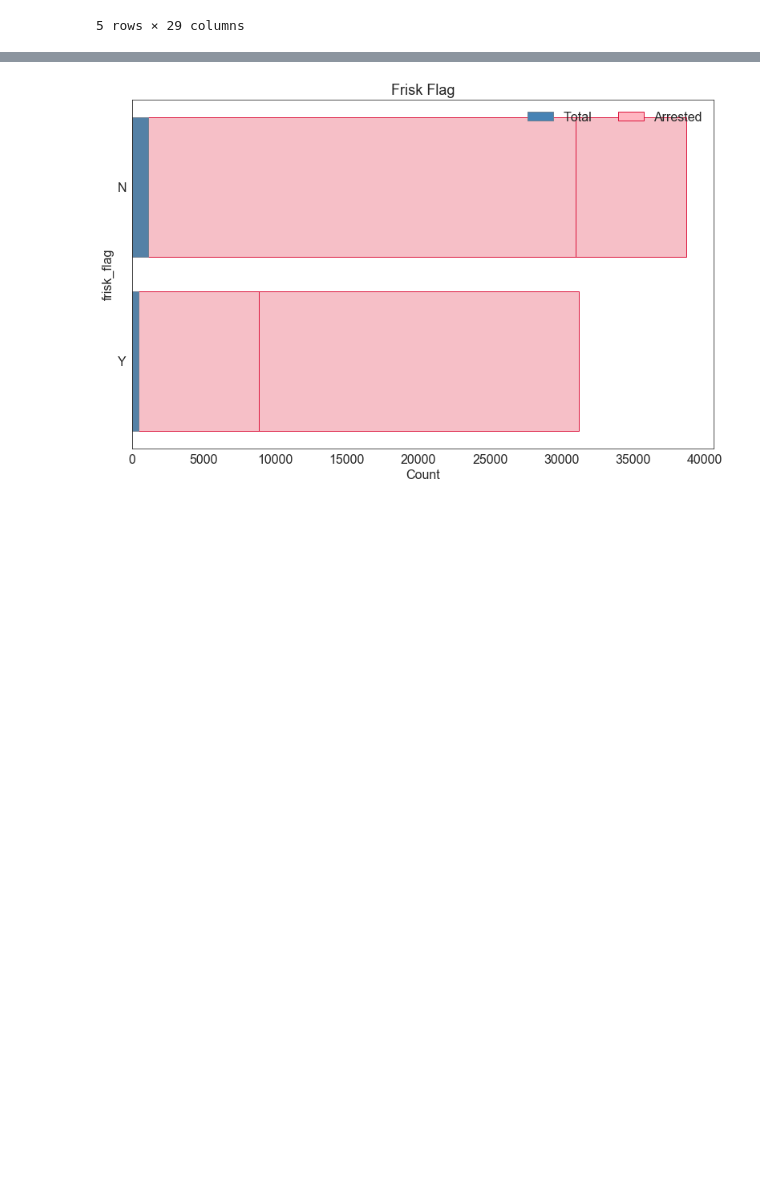
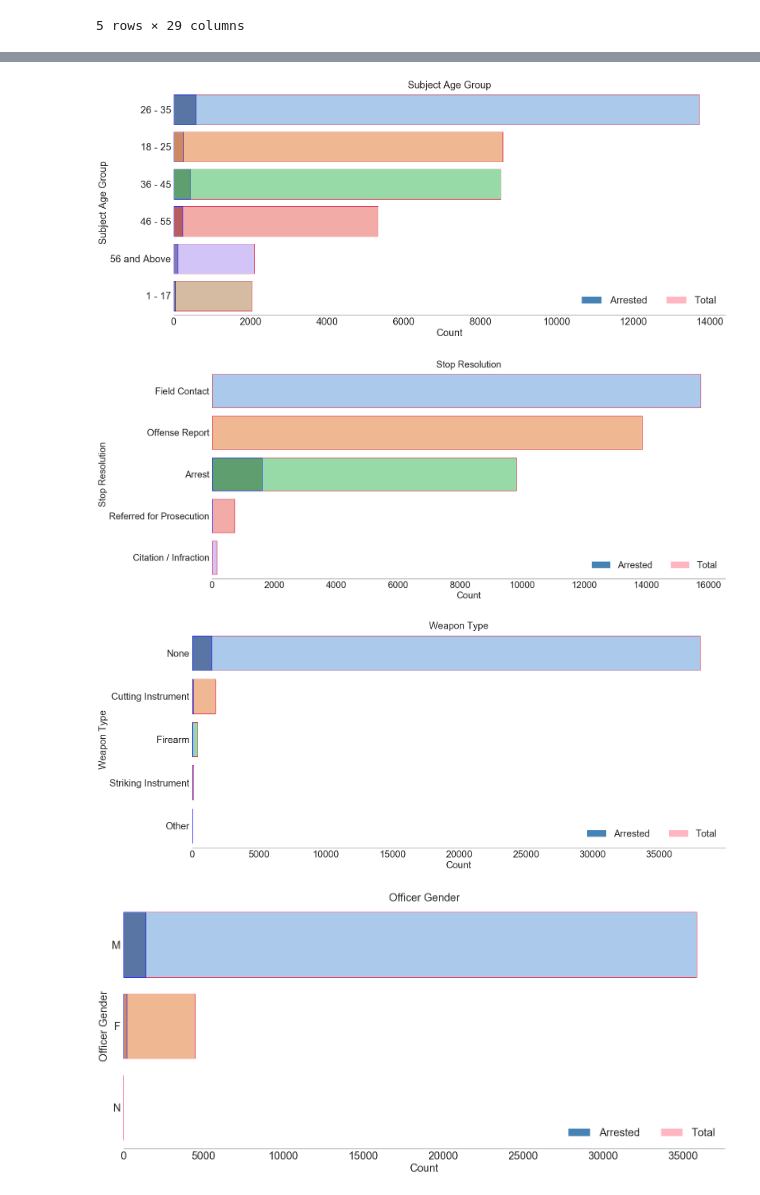
Before and after one commit to shirlwilliams/mod3-project, a Jupyter notebook: 4-Comparisons.ipynb, the cells around one changed output, grey strips where cells are left out. Saved outputs shown, nothing was run; the diff lists cells and outputs as text; code cells hidden in the pictures; blank space fills up the shorter version.

```diff
--- a/4-Comparisons.ipynb
+++ b/4-Comparisons.ipynb
@@ -33,5 +33,5 @@ data.head()
 | 4 | 0 | 1 | 0 | 0 | 1 | 0 | ... |
 5 rows × 29 columns
 # %%
-df['arrest_01'] = df.arrest_flag.replace('N', 0).replace('Y', 1)
+#df['arrest'] = df.arrest_flag.replace('N', 0).replace('Y', 1)
 # %%
@@ -105,0 +106,17 @@ arrested
+# %%
+for col in df.drop(columns=['go_/_sc_num', 'terry_stop_id', 'officer_id', 'subject_id', 'reported_date',
+                            'officer_squad', 'officer_yob', 'precinct', 'sector', 'beat', 'final_call_type',
+                            'initial_call_type', 'reported_time', 'arrest_flag']).columns:
+    ax = sns.countplot(y=col, data=df, edgecolor=sns.color_palette("dark", 3), palette='pastel',
+                  order = df[col].value_counts().index);
+    total = len(df[col])
+    for p in ax.patches:
+            percentage = '{:.1f}%'.format(100 * p.get_width()/total)
+            x = p.get_x() + p.get_width() + 0.02
+            y = p.get_y() + p.get_height()/2
+            ax.annotate(percentage, (x, y))
+    title = col.replace('_', ' ').title()
+    plt.title(title)
+    plt.ylabel(title, fontsize=12)
+    plt.xlabel('Count',fontsize=12)
+    plt.show()
@@ -139,31 +195,36 @@ KeyError: 'arrest_01'
 # %%
-#Set general plot properties
-sns.set_style("white")
-sns.set_context({"figure.figsize": (13, 8)})
-sns.despine(left=False)
+for col in arrested.drop(columns=['go_/_sc_num', 'terry_stop_id', 'officer_id', 'subject_id', 'reported_date',
+                                  'officer_squad', 'officer_yob', 'precinct', 'sector', 'beat', 'final_call_type',
+                                  'initial_call_type', 'reported_time']).columns:
+    #Set general plot properties
+    sns.set_style("white")
+    #sns.set_context({"figure.figsize": (24, 10)})
 
-for col in df.drop(columns=['go_/_sc_num', 'terry_stop_id', 'officer_id', 'subject_id', 'reported_date',
-                            'officer_squad', 'officer_yob', 'precinct', 'sector', 'beat', 'final_call_type',
-                            'initial_call_type', 'reported_time']).columns:
     #Plot 1 - background - "total" (top) series
-    sns.countplot(y = df[col], color="lightpink", edgecolor='crimson')
+    sns.countplot(y = df[col], palette='pastel', edgecolor = 'crimson', order = df[col].value_counts().index)
 
     #Plot 2 - overlay - "bottom" series
-    bottom_plot = sns.countplot(y = arrested[col], color="steelblue", edgecolor='slategrey')
+    bottom_plot = sns.countplot(y = arrested[col], palette='deep', edgecolor = 'blue',
+                               order = df[col].value_counts().index)
+    topbar = plt.Rectangle((0,0),1,1,fc="lightpink", edgecolor = 'none')
+    bottombar = plt.Rectangle((0,0),1,1,fc='steelblue',  edgecolor = 'none',)
+    l = plt.legend([bottombar, topbar], ['Arrested', 'Total'], loc=4, ncol = 2, prop={'size':24})
+    l.draw_frame(False)
+    title = col.replace('_', ' ').title()
 
-    topbar = plt.Rectangle((0,0),1,1, fc="lightpink", edgecolor='crimson')
-    bottombar = plt.Rectangle((0,0),1,1, fc='steelblue',  edgecolor='slategrey')
-    l = plt.legend([bottombar, topbar], ['Total', 'Arrested'], loc=1, ncol = 2, prop={'size':16})
-    l.draw_frame(False)
+    #Optional code - Make plot look nicer
+    sns.despine(left=True)
+    bottom_plot.set_ylabel(title)
+    bottom_plot.set_xlabel("Count")
+    bottom_plot.set_title(title).set_fontsize(24)
 
-    bottom_plot.set_ylabel(col)
-    bottom_plot.set_xlabel("Count")
-    title = col.replace('_', ' ').title()
-    plt.title(title, fontsize=18)
-
-    #Set fonts to consistent 16pt size
+    #Set fonts to consistent 24 pt size
     for item in ([bottom_plot.xaxis.label, bottom_plot.yaxis.label] +
                  bottom_plot.get_xticklabels() + bottom_plot.get_yticklabels()):
-        item.set_fontsize(16)
+        item.set_fontsize(24)
+    plt.show()
 # %% [output]
-[figure, old version]
+[figure, new version]
+[figure, added]
+[figure, added]
+[figure, added]
```
Also changed, not shown: parts of 9 cells of this notebook, 1 other file.
